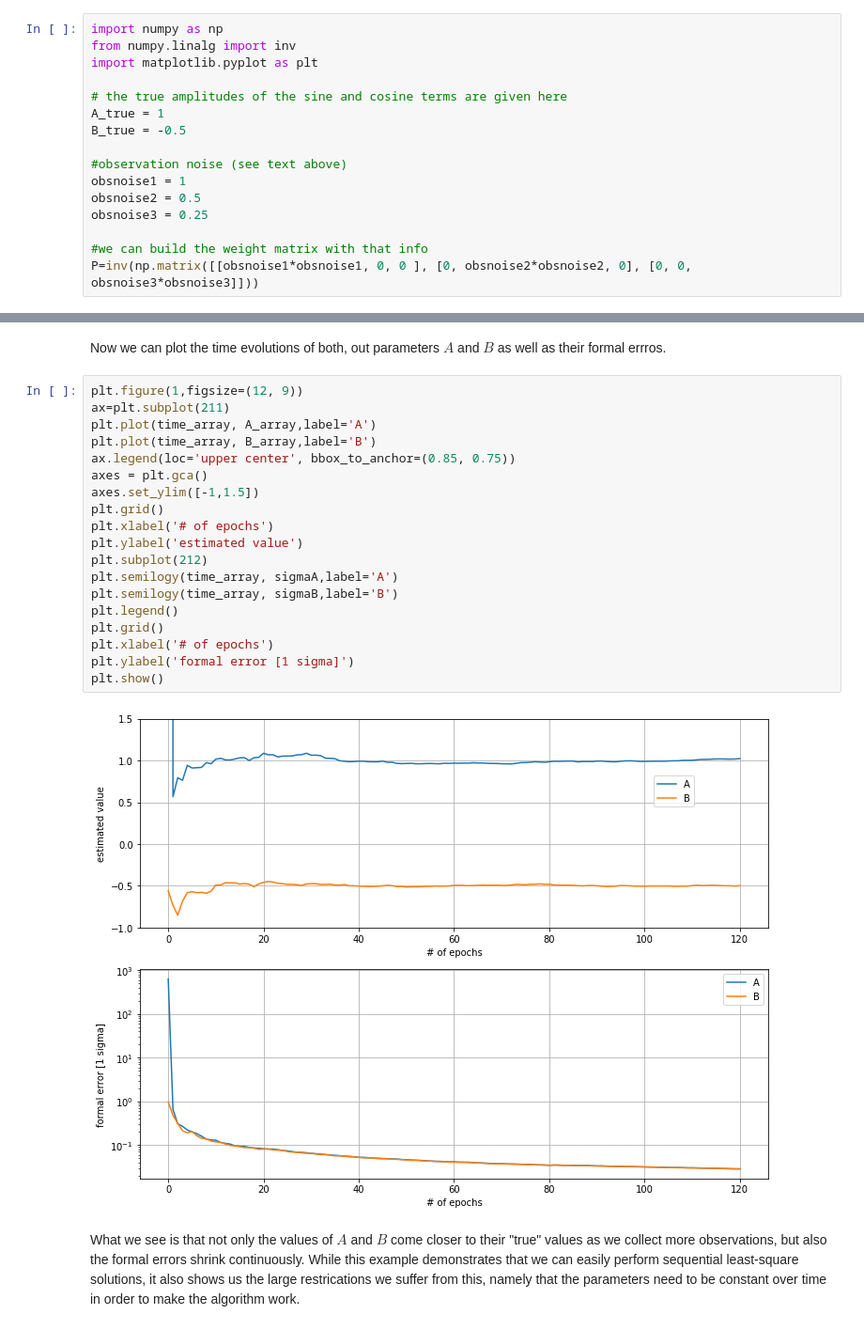
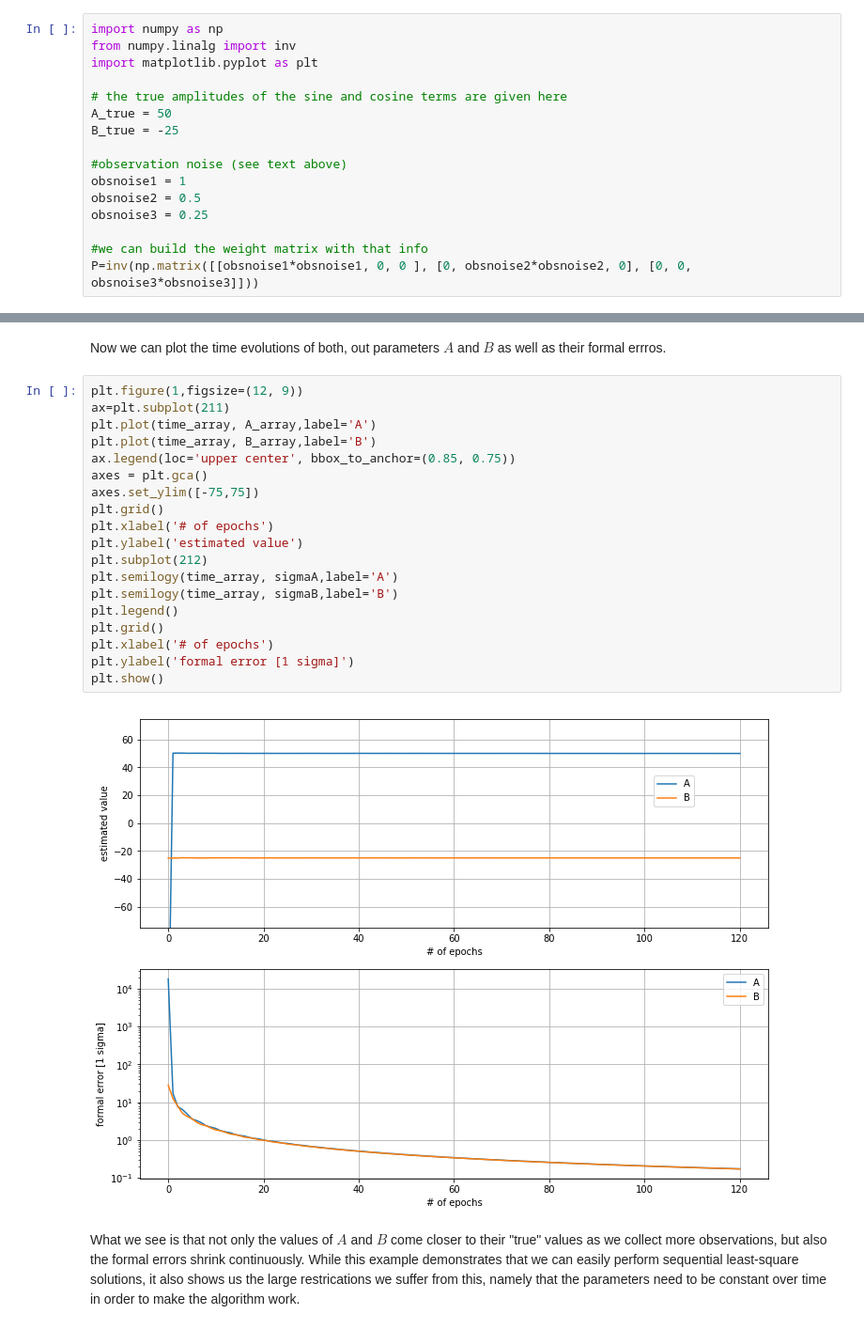
Before and after one commit to UniStuttgart-INS/ParameterEstimationDynamicSystems, a Jupyter notebook: example01.ipynb, the cells around one changed output, grey strips where cells are left out. Shown at 94% size. Drawn from its saved outputs; the diff is of its cells as text.

```diff
--- a/example01.ipynb
+++ b/example01.ipynb
@@ -8,8 +8,8 @@ from numpy.linalg import inv
 import matplotlib.pyplot as plt
 
 # the true amplitudes of the sine and cosine terms are given here
-A_true = 1
-B_true = -0.5
+A_true = 50
+B_true = -25
 
 #observation noise (see text above)
 obsnoise1 = 1
@@ -83,23 +83,23 @@ Now we can plot the time evolutions of both, out parameters $A$ and $B$ as well
 # %%
 plt.figure(1,figsize=(12, 9))
 ax=plt.subplot(211)
 plt.plot(time_array, A_array,label='A')
 plt.plot(time_array, B_array,label='B')
 ax.legend(loc='upper center', bbox_to_anchor=(0.85, 0.75))
 axes = plt.gca()
-axes.set_ylim([-1,1.5])
+axes.set_ylim([-75,75])
 plt.grid()
 plt.xlabel('# of epochs')
 plt.ylabel('estimated value')
 plt.subplot(212)
 plt.semilogy(time_array, sigmaA,label='A')
 plt.semilogy(time_array, sigmaB,label='B')
 plt.legend()
 plt.grid()
 plt.xlabel('# of epochs')
 plt.ylabel('formal error [1 sigma]')
 plt.show()
 # %% [output]
-[figure, old version]
+[figure, new version]
 # %% [markdown]
 What we see is that not only the values of $A$ and $B$ come closer to their "true" values as we collect more observations, but also the formal errors shrink continuously. While this example demonstrates that we can easily perform sequential least-square solutions, it also shows us the large restrications we suffer from this, namely that the parameters need to be constant over time in order to make the algorithm work.
```
